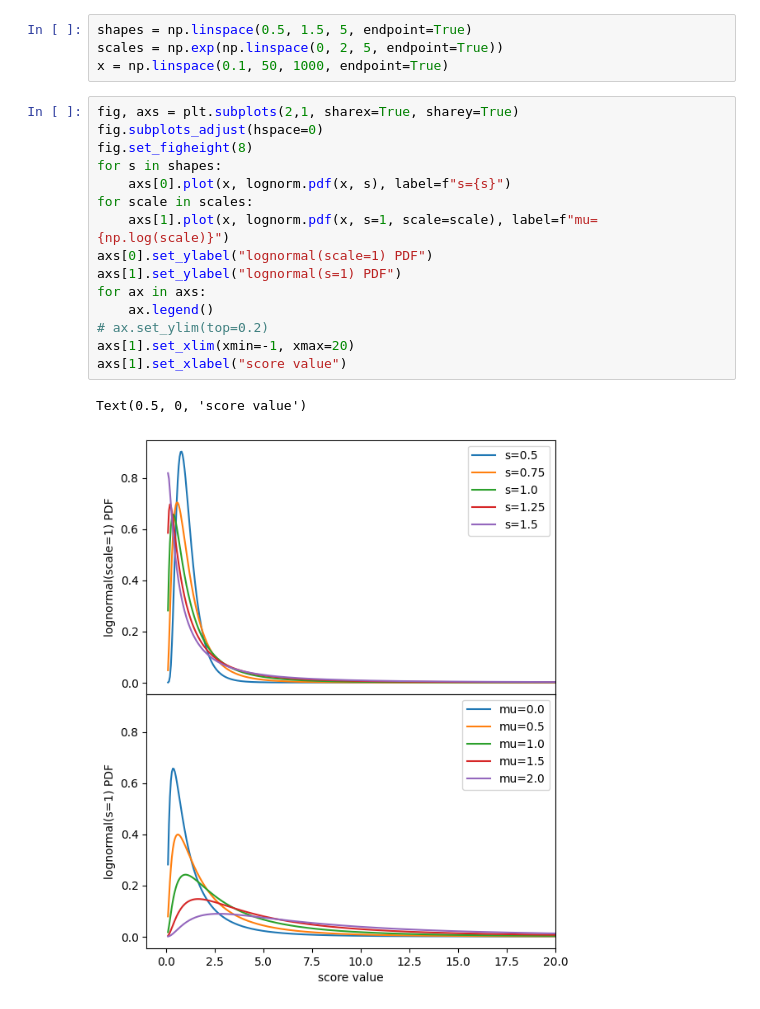
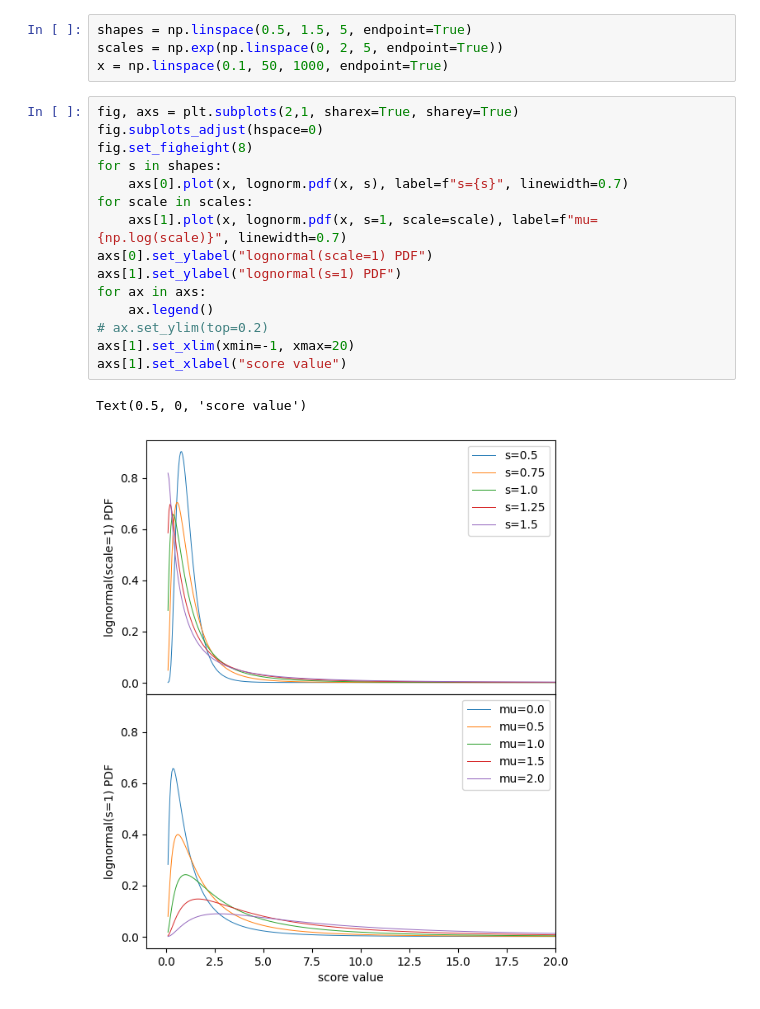
Before and after one commit to Duke-IGVF/BlueSTARR-viz, a Jupyter notebook: sim/No-activation-sim.ipynb, the cells around one changed output. Cells and saved outputs as stored; diff of their text form.

```diff
--- a/sim/No-activation-sim.ipynb
+++ b/sim/No-activation-sim.ipynb
@@ -36,18 +39,18 @@ x = np.linspace(0.1, 50, 1000, endpoint=True)
 # %%
 fig, axs = plt.subplots(2,1, sharex=True, sharey=True)
 fig.subplots_adjust(hspace=0)
 fig.set_figheight(8)
 for s in shapes:
-    axs[0].plot(x, lognorm.pdf(x, s), label=f"s={s}")
+    axs[0].plot(x, lognorm.pdf(x, s), label=f"s={s}", linewidth=0.7)
 for scale in scales:
-    axs[1].plot(x, lognorm.pdf(x, s=1, scale=scale), label=f"mu={np.log(scale)}")
+    axs[1].plot(x, lognorm.pdf(x, s=1, scale=scale), label=f"mu={np.log(scale)}", linewidth=0.7)
 axs[0].set_ylabel("lognormal(scale=1) PDF")
 axs[1].set_ylabel("lognormal(s=1) PDF")
 for ax in axs:
     ax.legend()
 # ax.set_ylim(top=0.2)
 axs[1].set_xlim(xmin=-1, xmax=20)
 axs[1].set_xlabel("score value")
 # %% [output]
 Text(0.5, 0, 'score value')
-[figure, old version]
+[figure, new version]
```
Also changed, not shown: parts of 2 cells of this notebook.
